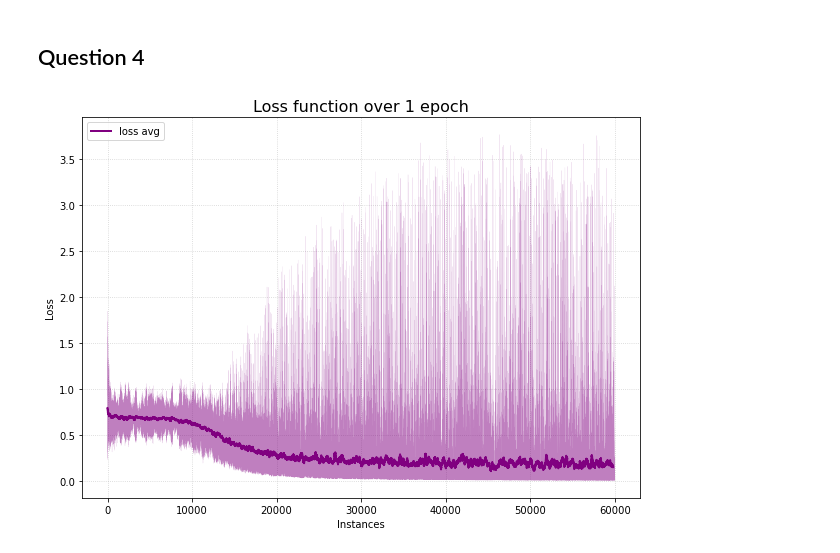
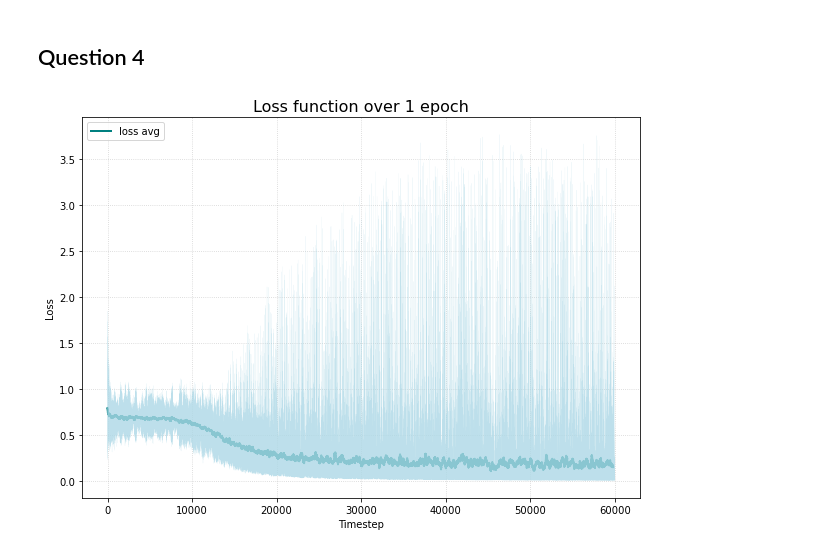
Before and after one commit to martinpucheuaviles/deep-learning-assignment1, a Jupyter notebook: part2.ipynb, the cells around one changed output. Drawn from its saved outputs; the diff is of its cells as text; code cells hidden in the pictures.

```diff
--- a/part2.ipynb
+++ b/part2.ipynb
@@ -589,20 +589,20 @@ dnn.train_epoch(alpha=0.01, rounds=None,verbose=False)
 # %%
 window = 200
 avg_loss = []
 for ind in range(len(dnn.losses) - 200 + 1):
     avg_loss.append(np.mean(dnn.losses[ind:ind+window]))
 
 plt.figure(figsize=(10, 7))
 plt.title('Loss function over 1 epoch',fontsize=16)
 
-plt.xlabel('Instances')
+plt.xlabel('Timestep')
 plt.ylabel('Loss')
 
 plt.grid(alpha =.6, linestyle =':')
-plt.plot(avg_loss,  'purple',linewidth=2,alpha=1,label='Running average')
+plt.plot(avg_loss,  'teal',linewidth=2,alpha=1,label='Running average')
 plt.legend(labels =['loss avg'], fontsize=10,loc='upper left')
-plt.plot(dnn.losses,'purple',linewidth=0.1,alpha=0.5,label='loss')
+plt.plot(dnn.losses,'lightblue',linewidth=0.1,alpha=0.8,label='loss')
 
 plt.show()
 # %% [output]
-[figure, old version]
+[figure, new version]
```
Also changed, not shown: 10 other files.
